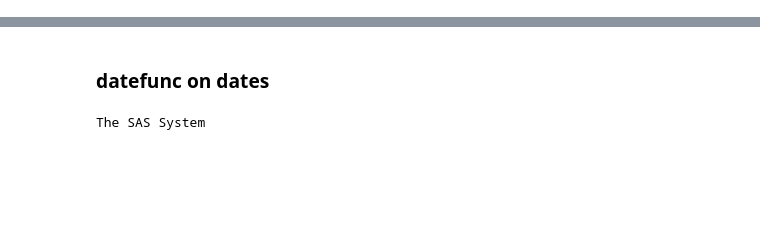
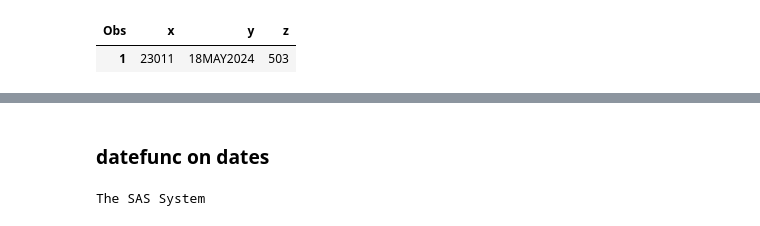
Before and after one commit to 0xdomyz/sas_collection, a Jupyter notebook: generic/func_dates.ipynb, the cells around one changed output, grey strips where cells are left out. Saved outputs shown, nothing was run; the diff lists cells and outputs as text; code cells hidden in the pictures; blank space fills up the shorter version.

```diff
--- a/generic/func_dates.ipynb
+++ b/generic/func_dates.ipynb
@@ -49,0 +115,10 @@ ERROR 180-322: Statement is not valid or it is used out of proper order.
+# %%
+func(usage_str = f"""
+        x = '01jan2023'd;
+        y = today();
+        format y date9.;
+        z = y - x;
+""")
+# %% [output]
+| Obs | x | y | z |
+| 1 | 23011 | 18MAY2024 | 503 |
```
Also changed, not shown: parts of 17 cells of this notebook.
